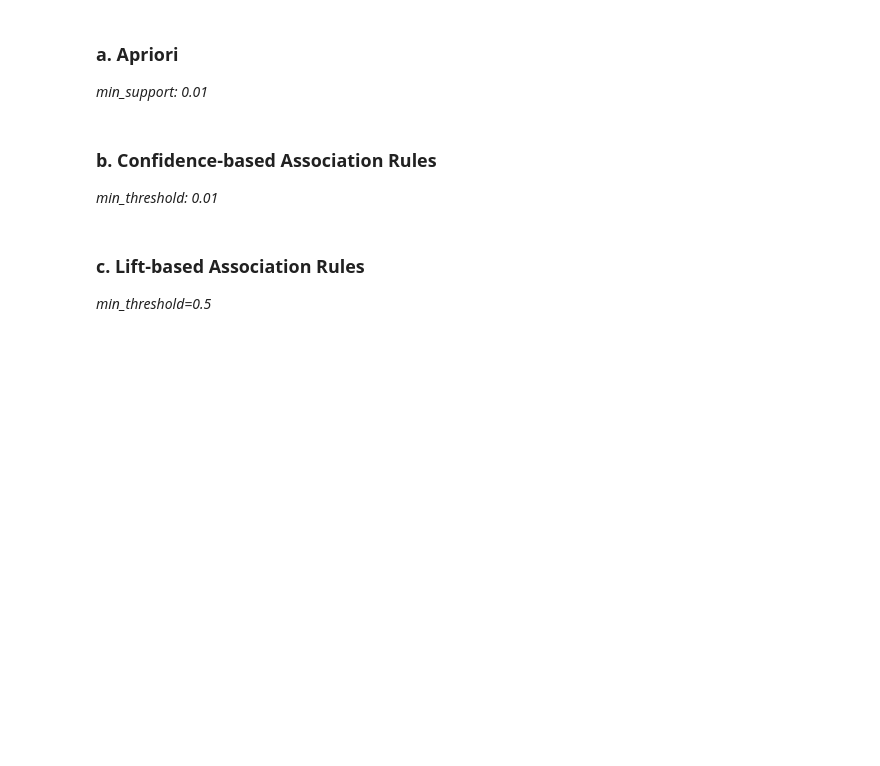
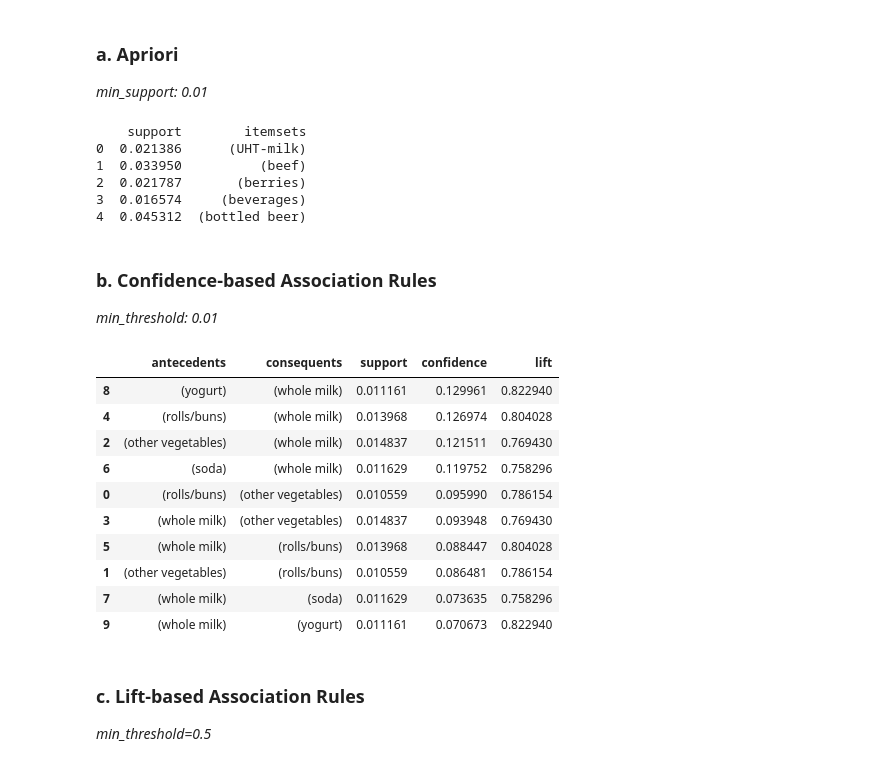
Before and after one commit to helloohowareyu/Praktikum-Kecerdasan-Artifisial-Lanjut, a Jupyter notebook: BAB12_LC_NAMA_NIM.ipynb, the cells around one changed output. Drawn from its saved outputs; the diff is of its cells as text; code cells hidden in the pictures; blank space fills up the shorter version.

```diff
--- a/BAB12_LC_NAMA_NIM.ipynb
+++ b/BAB12_LC_NAMA_NIM.ipynb
@@ -39,3 +92,12 @@ df = ___
+# %%
+print(frequent_itemsets.head())
+# %% [output]
+    support        itemsets
+0  0.021386      (UHT-milk)
+1  0.033950          (beef)
+2  0.021787       (berries)
+3  0.016574     (beverages)
+4  0.045312  (bottled beer)
 # %% [markdown]
 ### **b. Confidence-based Association Rules**
 *min_threshold: 0.01*
@@ -46,5 +109,19 @@ rules_conf = ____
 # %%
 # Tampilkan antecedent, consequents, support, confidence dan lift untuk top 10 rules_conf
+top10 = rules_conf[['antecedents', 'consequents', 'support', 'confidence', 'lift']].head(10)
+top10
+# %% [output]
+|  | antecedents | consequents | support | confidence | lift |
+| 8 | (yogurt) | (whole milk) | 0.011161 | 0.129961 | 0.822940 |
+| 4 | (rolls/buns) | (whole milk) | 0.013968 | 0.126974 | 0.804028 |
+| 2 | (other vegetables) | (whole milk) | 0.014837 | 0.121511 | 0.769430 |
+| 6 | (soda) | (whole milk) | 0.011629 | 0.119752 | 0.758296 |
+| 0 | (rolls/buns) | (other vegetables) | 0.010559 | 0.095990 | 0.786154 |
+| 3 | (whole milk) | (other vegetables) | 0.014837 | 0.093948 | 0.769430 |
+| 5 | (whole milk) | (rolls/buns) | 0.013968 | 0.088447 | 0.804028 |
+| 1 | (other vegetables) | (rolls/buns) | 0.010559 | 0.086481 | 0.786154 |
+| 7 | (whole milk) | (soda) | 0.011629 | 0.073635 | 0.758296 |
+| 9 | (whole milk) | (yogurt) | 0.011161 | 0.070673 | 0.822940 |
 # %% [markdown]
 ### **c. Lift-based Association Rules**
 *min_threshold=0.5*
```
Also changed, not shown: parts of 32 cells of this notebook.
